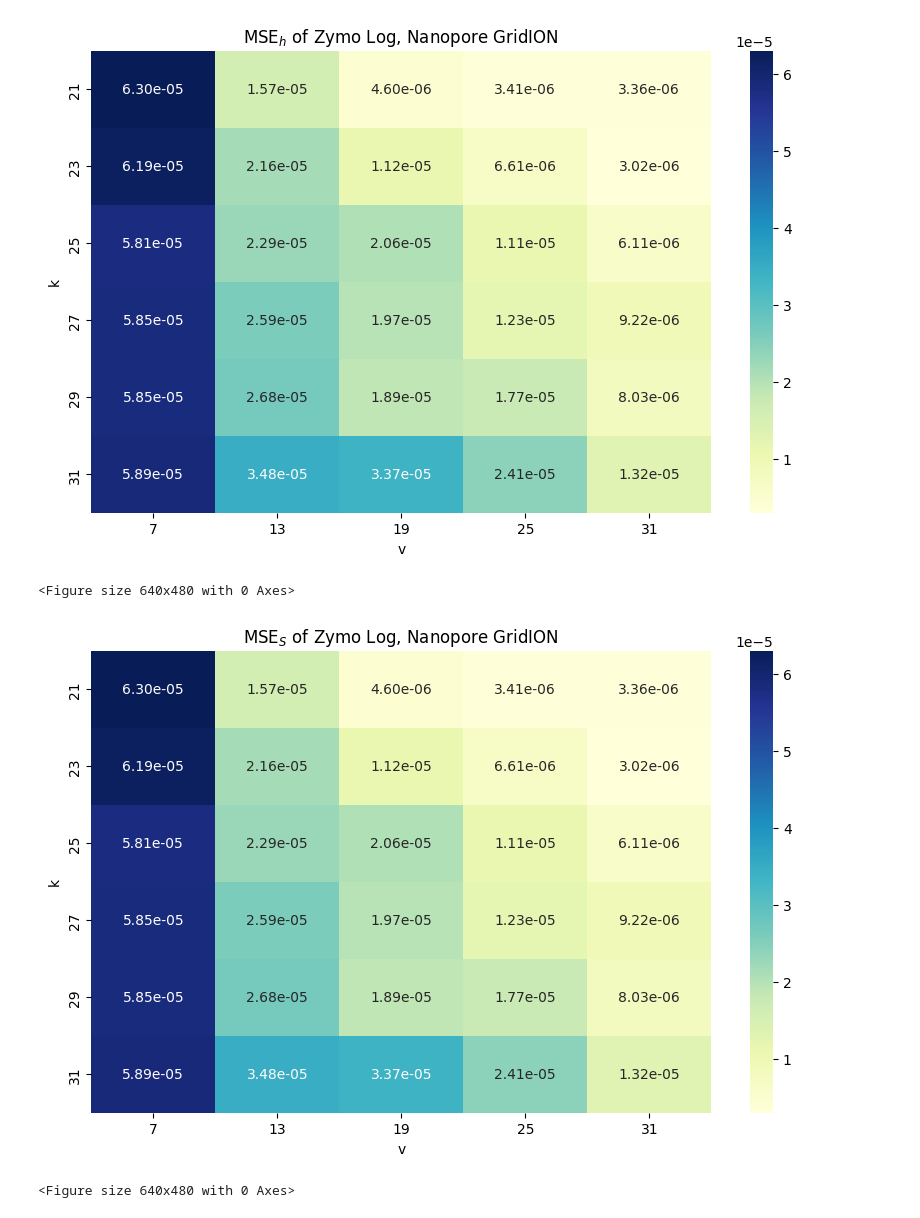
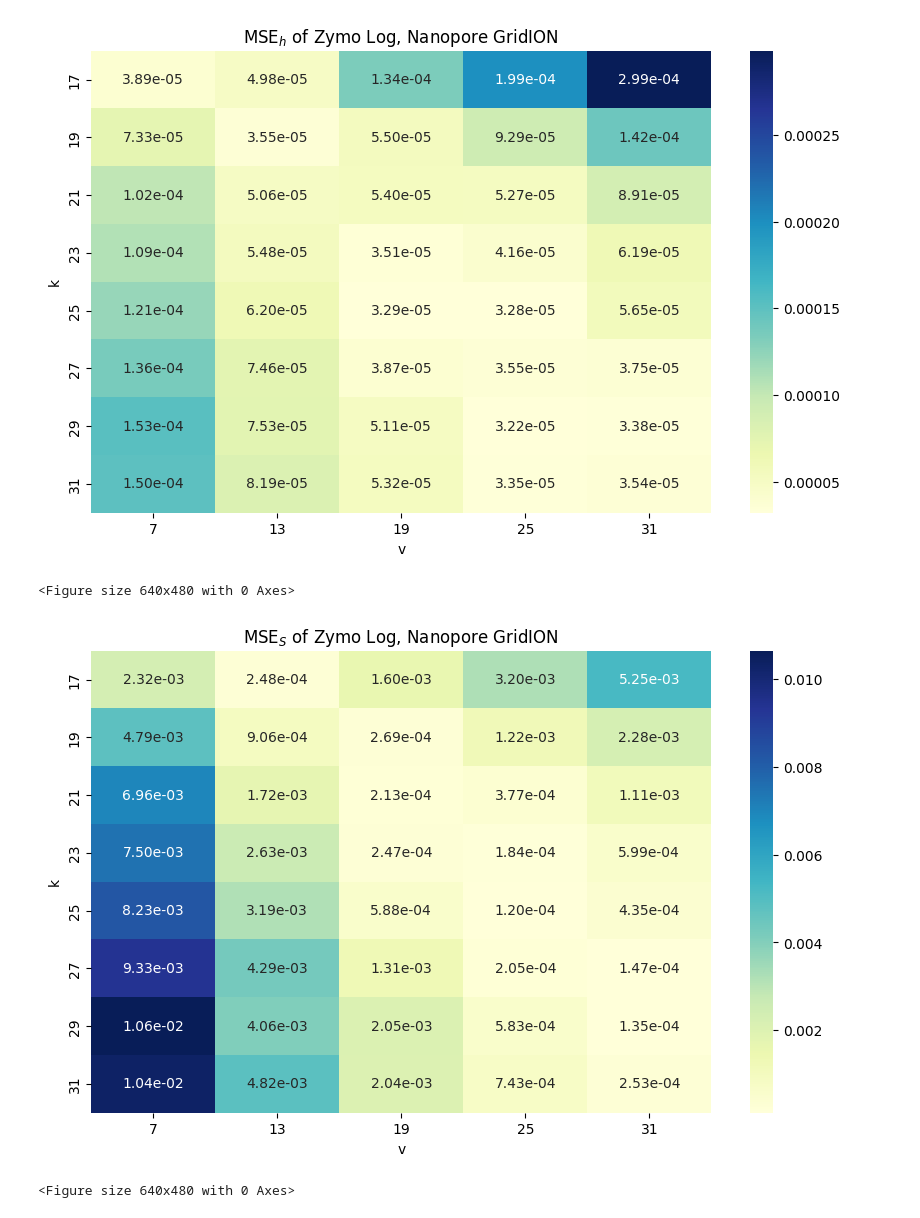
Before and after one commit to GZHoffie/skiver-test, a Jupyter notebook: experiments/parameter_dependence/plot_results.ipynb, the cells around one changed output. Drawn from its saved outputs; the diff is of its cells as text; code cells hidden in the pictures.

```diff
--- a/experiments/parameter_dependence/plot_results.ipynb
+++ b/experiments/parameter_dependence/plot_results.ipynb
@@ -66,13 +66,13 @@ def find_hazard_rate_mise_error_rate(survival_rates, error_rate):
 # %%
 import pandas as pd
 
-k_range = [21, 23, 25, 27, 29, 31]
+k_range = [17, 19, 21, 23, 25, 27, 29, 31]
 v_range = [7, 13, 19, 25, 31]
 
 
-ground_truth_survival_rate_file = "../../output/zymo/ERR3152366.kmer_match.csv"
+ground_truth_survival_rate_file = "../../output/zymo/ERR3152366.matched_kmers.csv"
 ground_truth_survival_rate_df = pd.read_csv(ground_truth_survival_rate_file)
-ground_truth_survival_rate = list(ground_truth_survival_rate_df["num_matched_kmers"])
+ground_truth_survival_rate = list(ground_truth_survival_rate_df["num_kmer_hit"])
 
 k_list = []
 v_list = []
@@ -81,7 +81,7 @@ survival_rate_mse_list = []
 
 for k in k_range:
     for v in v_range:
-        survival_rate_file = f"../../output/parameter_dependence/ERR3152366_k{k}_v{v}.csv"
+        survival_rate_file = f"../../output/parameter_dependence/ERR3152366_k{k}_v{v}.summary_error_rate.csv"
         survival_rate_df = pd.read_csv(survival_rate_file)
         est_lambda = survival_rate_df["lambda"].item()
         est_beta = survival_rate_df["beta"].item()
@@ -100,37 +100,37 @@ results_df = pd.DataFrame({
     "v": v_list,
     "hazard_rate_mse": hazard_rate_mse_list,
     "survival_rate_mse": survival_rate_mse_list
 })
 
 # Plot hazard_rate_mse as a heatmap
 
 import seaborn as sns
 import matplotlib.pyplot as plt
 
 plt.figure(figsize=(10, 6))
 
 hazard_rate_mse_pivot = results_df.pivot(index="k", columns="v", values="hazard_rate_mse")
 sns.heatmap(hazard_rate_mse_pivot, annot=True, fmt=".2e", cmap="YlGnBu")
 
 plt.title("MSE$_h$ of Zymo Log, Nanopore GridION")
 plt.xlabel("v")
 plt.ylabel("k")
 plt.show()
-plt.savefig("../../output/parameter_dependence/ERR3152366_param_dependence_hazard_rate.pdf")
+plt.savefig("../../figures/ERR3152366_param_dependence_hazard_rate.pdf")
 
 
 plt.figure(figsize=(10, 6))
 
 survival_rate_mse_pivot = results_df.pivot(index="k", columns="v", values="survival_rate_mse")
-sns.heatmap(hazard_rate_mse_pivot, annot=True, fmt=".2e", cmap="YlGnBu")
+sns.heatmap(survival_rate_mse_pivot, annot=True, fmt=".2e", cmap="YlGnBu")
 
 plt.title("MSE$_S$ of Zymo Log, Nanopore GridION")
 plt.xlabel("v")
 plt.ylabel("k")
 plt.show()
-plt.savefig("../../output/parameter_dependence/ERR3152366_param_dependence_survival_rate.pdf")
+plt.savefig("../../figures/ERR3152366_param_dependence_survival_rate.pdf")
 # %% [output]
-[figure, old version]
+[figure, new version]
 <Figure size 640x480 with 0 Axes>
-[figure, old version]
+[figure, new version]
 <Figure size 640x480 with 0 Axes>
```
Also changed, not shown: parts of 2 cells of this notebook, 40 other files.
